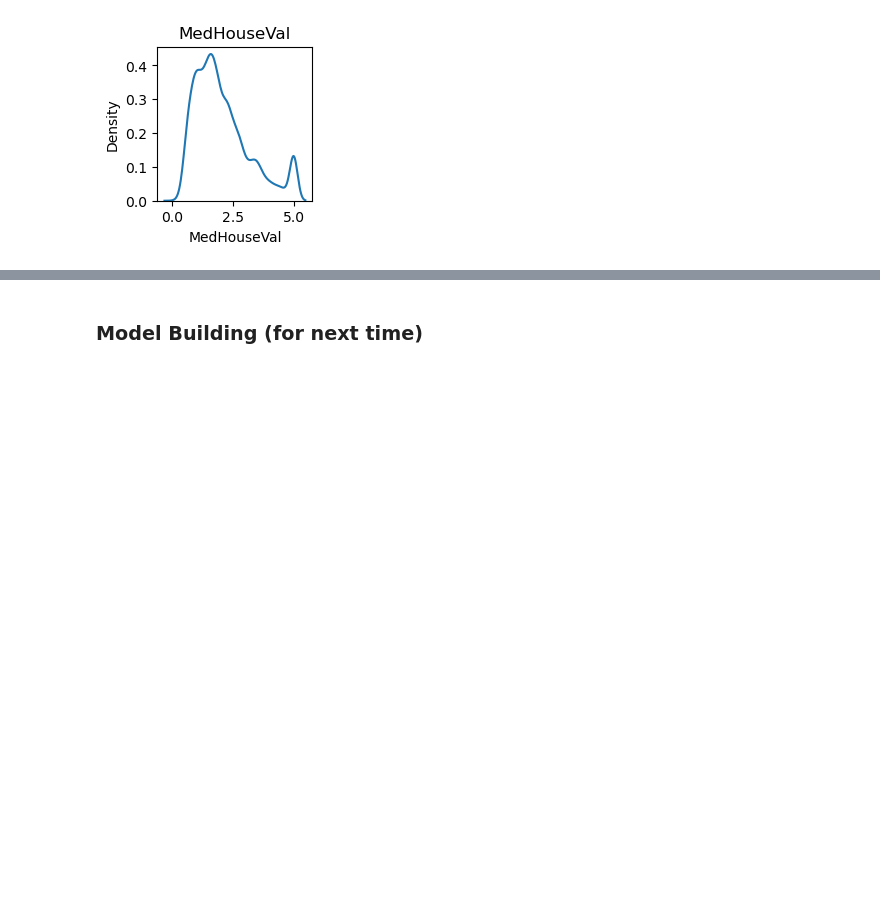
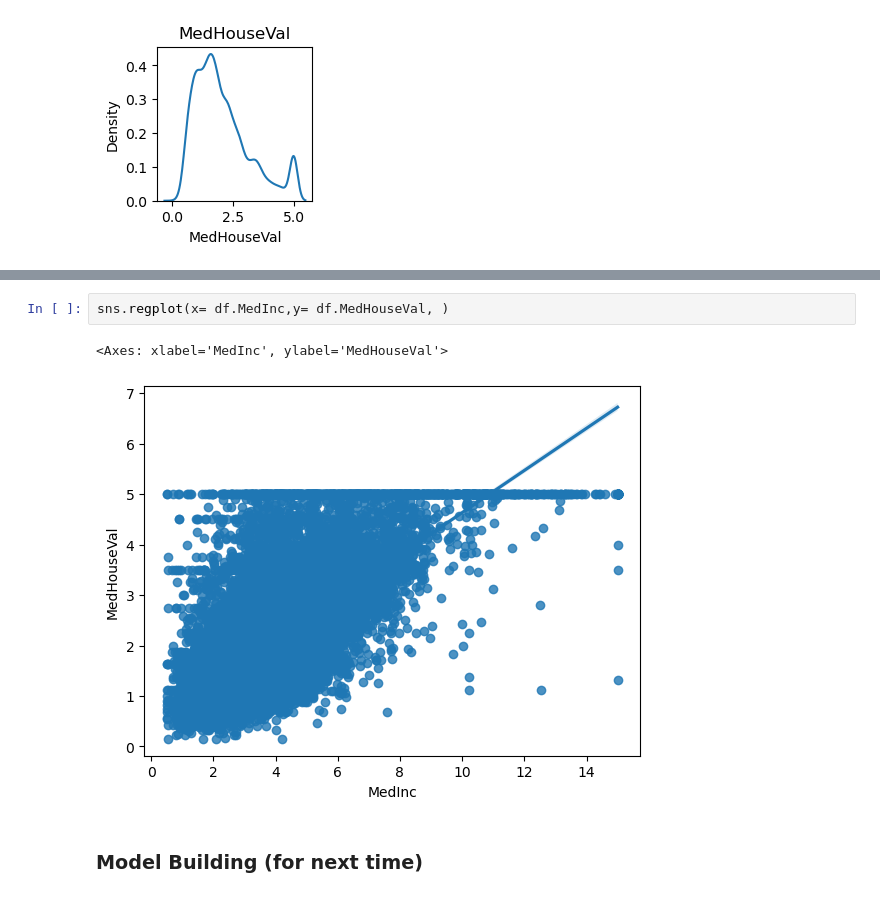
Before and after one commit to herbertfreeze/QSS82_F25, a Jupyter notebook: Week_2_Data_Exploration.ipynb, the cells around one changed output, grey strips where cells are left out. Drawn from its saved outputs; the diff is of its cells as text; blank space fills up the shorter version.

```diff
--- a/Week_2_Data_Exploration.ipynb
+++ b/Week_2_Data_Exploration.ipynb
@@ -40,3 +58,8 @@ for c in df.columns:
+# %%
+sns.regplot(x= df.MedInc,y= df.MedHouseVal, )
+# %% [output]
+<Axes: xlabel='MedInc', ylabel='MedHouseVal'>
+[figure, added]
 # %% [markdown]
 ### Model Building (for next time)
 # %%
```
Also changed, not shown: parts of 4 cells of this notebook, 1 other file.
